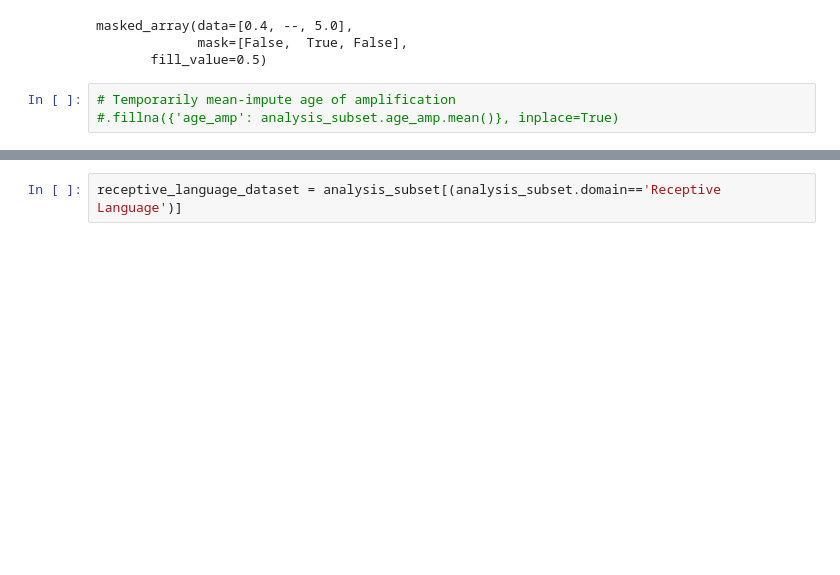
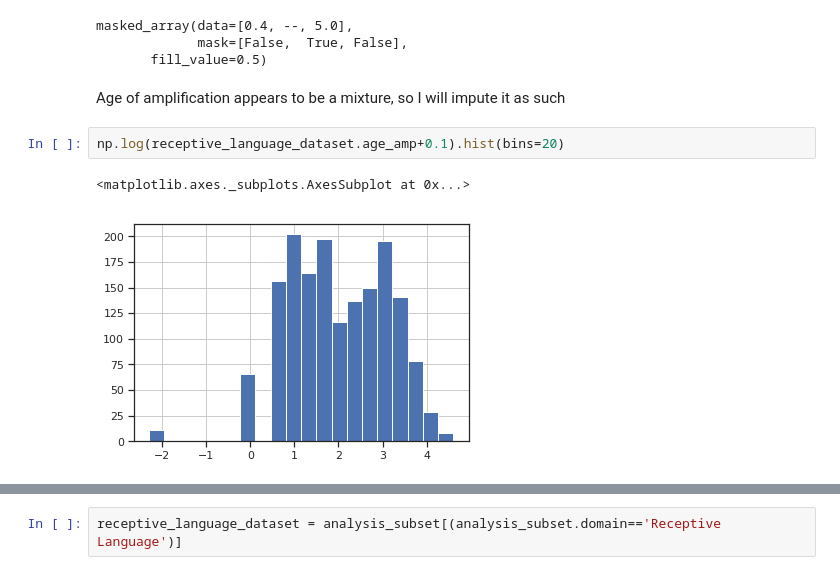
Before and after one commit to fonnesbeck/infant_hearing_intervention, a Jupyter notebook: notebooks/Covariate Model.ipynb, the cells around one changed output, grey strips where cells are left out. Saved outputs shown, nothing was run; the diff lists cells and outputs as text; blank space fills up the shorter version.

```diff
--- a/notebooks/Covariate Model.ipynb
+++ b/notebooks/Covariate Model.ipynb
@@ -285,8 +285,12 @@ fillna(np.array([0.4, np.nan, 5]), 0.5)
 masked_array(data=[0.4, --, 5.0],
              mask=[False,  True, False],
        fill_value=0.5)
-# %%
-# Temporarily mean-impute age of amplification
-#.fillna({'age_amp': analysis_subset.age_amp.mean()}, inplace=True)
+# %% [markdown]
+Age of amplification appears to be a mixture, so I will impute it as such
+# %%
+np.log(receptive_language_dataset.age_amp+0.1).hist(bins=20)
+# %% [output]
+<matplotlib.axes._subplots.AxesSubplot at 0x...>
+[figure, added]
 # %%
 from pymc3 import Bernoulli, Normal, Uniform, Dirichlet, Categorical, Beta, HalfCauchy
```
Also changed, not shown: parts of 3 cells of this notebook.
